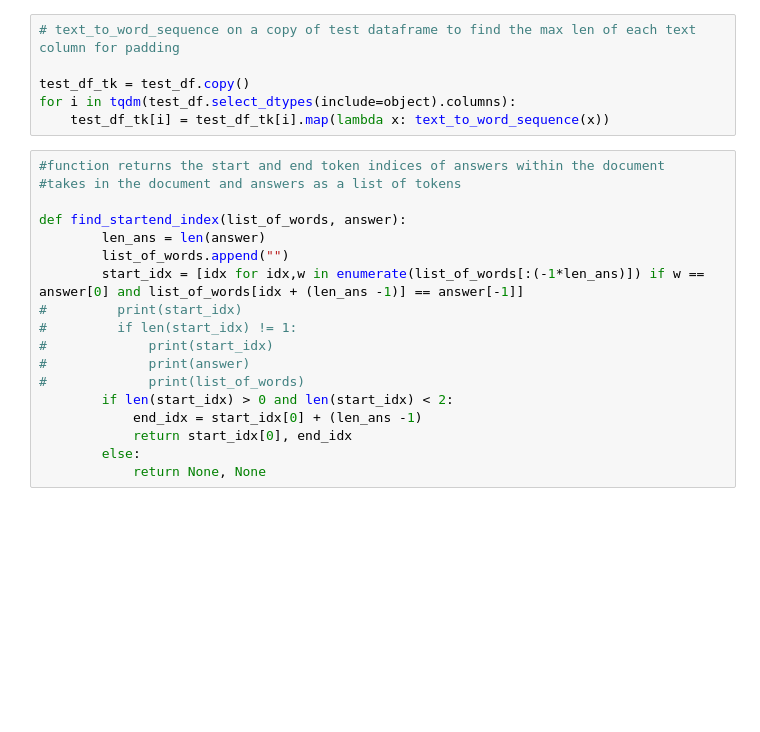
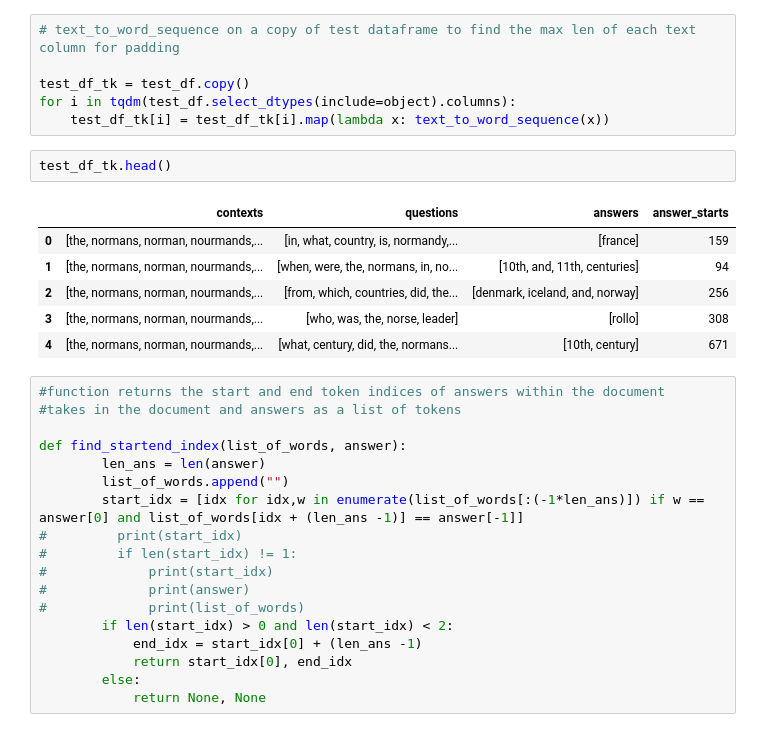
Before and after one commit to mikethisyamondol/SQuAD, a Jupyter notebook: SQuAD_2.0.ipynb, the cells around one changed output. Cells and saved outputs as stored; diff of their text form; blank space fills up the shorter version.

```diff
--- a/SQuAD_2.0.ipynb
+++ b/SQuAD_2.0.ipynb
@@ -165,6 +165,15 @@ for i in tqdm(train_df.select_dtypes(include=object).columns):
 test_df_tk = test_df.copy()
 for i in tqdm(test_df.select_dtypes(include=object).columns):
     test_df_tk[i] = test_df_tk[i].map(lambda x: text_to_word_sequence(x))
+# %%
+test_df_tk.head()
+# %% [output]
+|  | contexts | questions | answers | answer_starts |
+| 0 | [the, normans, norman, nourmands,... | [in, what, country, is, normandy,... | [france] | 159 |
+| 1 | [the, normans, norman, nourmands,... | [when, were, the, normans, in, no... | [10th, and, 11th, centuries] | 94 |
+| 2 | [the, normans, norman, nourmands,... | [from, which, countries, did, the... | [denmark, iceland, and, norway] | 256 |
+| 3 | [the, normans, norman, nourmands,... | [who, was, the, norse, leader] | [rollo] | 308 |
+| 4 | [the, normans, norman, nourmands,... | [what, century, did, the, normans... | [10th, century] | 671 |
 # %%
 #function returns the start and end token indices of answers within the document
 #takes in the document and answers as a list of tokens
```
Also changed, not shown: parts of 4 cells of this notebook, 1 other file.
